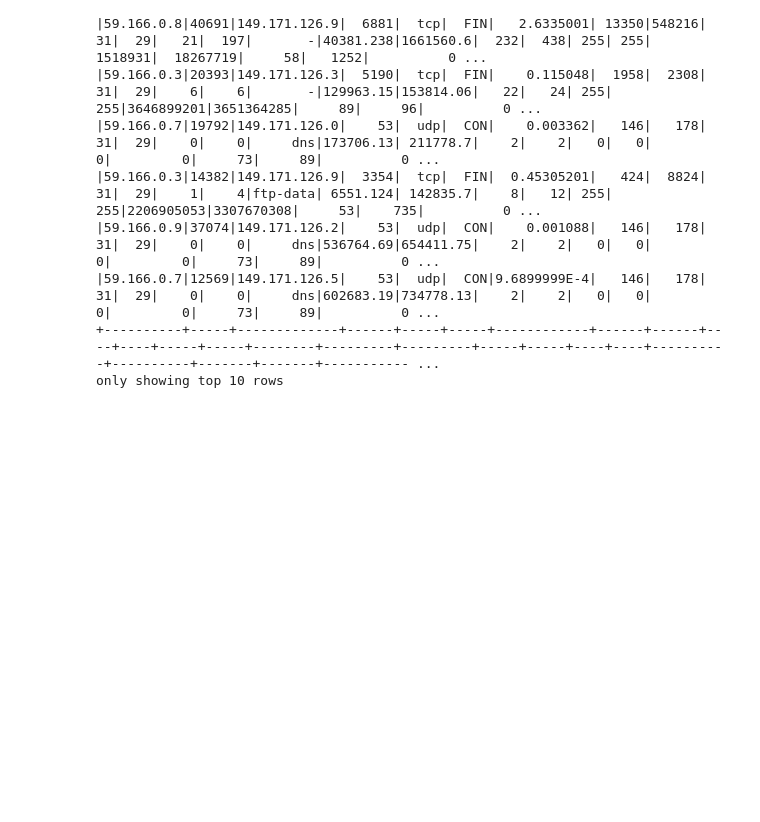
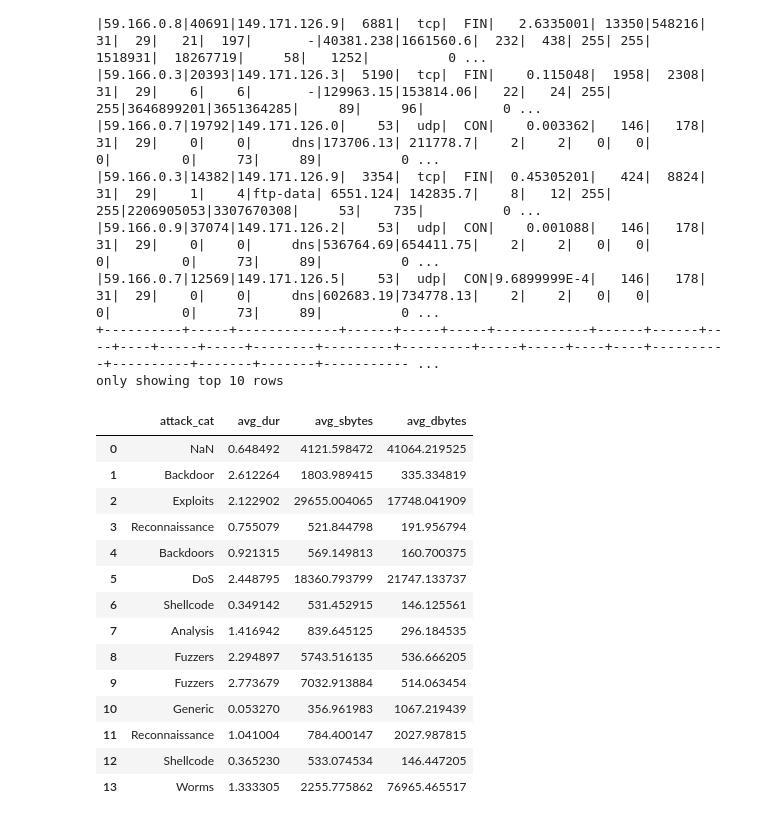
Before and after one commit to theabrahamaudu/IDS_bigdata_analysis, a Jupyter notebook: notebooks/experiment.ipynb, the cells around one changed output. Saved outputs shown, nothing was run; the diff lists cells and outputs as text; code cells hidden in the pictures; blank space fills up the shorter version.

```diff
--- a/notebooks/experiment.ipynb
+++ b/notebooks/experiment.ipynb
@@ -148,0 +156,18 @@ only showing top 10 rows
+# %%
+aggregate
+# %% [output]
+|  | attack_cat | avg_dur | avg_sbytes | avg_dbytes |
+| 0 | NaN | 0.648492 | 4121.598472 | 41064.219525 |
+| 1 | Backdoor | 2.612264 | 1803.989415 | 335.334819 |
+| 2 | Exploits | 2.122902 | 29655.004065 | 17748.041909 |
+| 3 | Reconnaissance | 0.755079 | 521.844798 | 191.956794 |
+| 4 | Backdoors | 0.921315 | 569.149813 | 160.700375 |
+| 5 | DoS | 2.448795 | 18360.793799 | 21747.133737 |
+| 6 | Shellcode | 0.349142 | 531.452915 | 146.125561 |
+| 7 | Analysis | 1.416942 | 839.645125 | 296.184535 |
+| 8 | Fuzzers | 2.294897 | 5743.516135 | 536.666205 |
+| 9 | Fuzzers | 2.773679 | 7032.913884 | 514.063454 |
+| 10 | Generic | 0.053270 | 356.961983 | 1067.219439 |
+| 11 | Reconnaissance | 1.041004 | 784.400147 | 2027.987815 |
+| 12 | Shellcode | 0.365230 | 533.074534 | 146.447205 |
+| 13 | Worms | 1.333305 | 2255.775862 | 76965.465517 |
```
Also changed, not shown: parts of 4 cells of this notebook, 6 other files.
